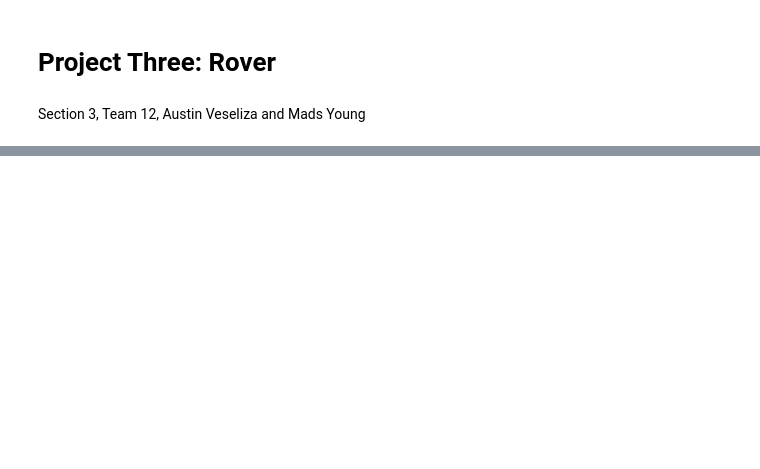
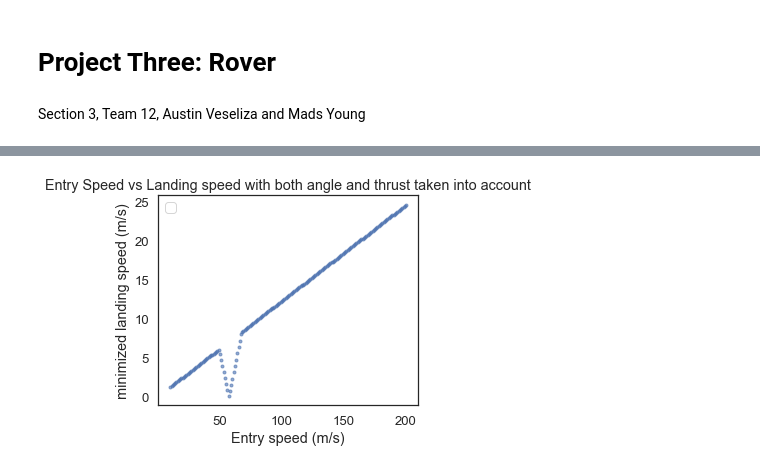
Before and after one commit to AustinVes/ModSim-Project3, a Jupyter notebook: P3Essay.ipynb, the cells around one changed output, grey strips where cells are left out. Drawn from its saved outputs; the diff is of its cells as text; code cells hidden in the pictures; blank space fills up the shorter version.

```diff
--- a/P3Essay.ipynb
+++ b/P3Essay.ipynb
@@ -25,0 +350,5 @@ force of drag = 1/2 * atmosphere density  * velocity squared * reference area *
+# %%
+plot(entry_speeds, optimal_speeds, '.')
+decorate(xlabel='Entry speed (m/s)', ylabel='minimized landing speed (m/s)', title='Entry Speed vs Landing speed with both angle and thrust taken into account')
+# %% [output]
+[figure, added]
```
Also changed, not shown: parts of 30 cells of this notebook, 1 other file.
